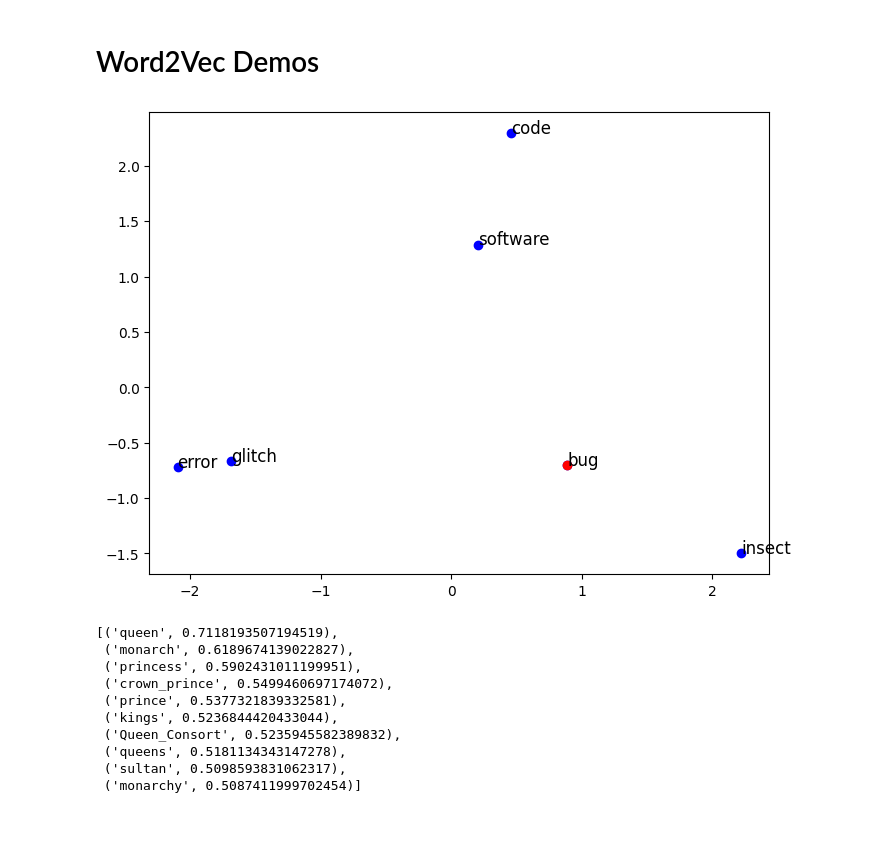
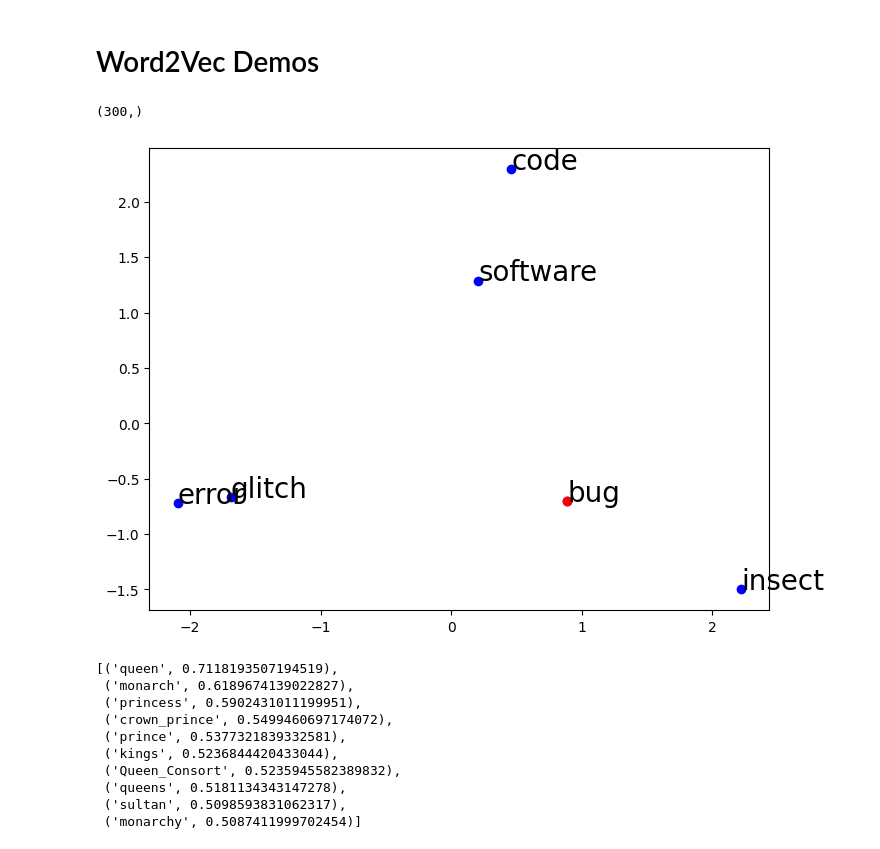
Before and after one commit to lbluett/PyCon-2024, a Jupyter notebook: code/Embeddings Presentation Demo.ipynb, the cells around one changed output. Cells and saved outputs as stored; diff of their text form; code cells hidden in the pictures.

```diff
--- a/code/Embeddings Presentation Demo.ipynb
+++ b/code/Embeddings Presentation Demo.ipynb
@@ -8,30 +8,34 @@ from sklearn.decomposition import PCA
 
 # Load the pre-trained word2vec model
 model = api.load("word2vec-google-news-300")
+# %%
+model['hi'].shape
+# %% [output]
+(300,)
 # %%
 # Words to visualize
 words = ['bug', 'insect', 'error', 'code', 'software', 'glitch']
 
 # Extract the word vectors
 vectors = np.array([model[word] for word in words])
 
 # Reduce dimensionality to 2D using PCA
 pca = PCA(n_components=2)
 reduced_vectors = pca.fit_transform(vectors)
 
 # Plotting
 plt.figure(figsize=(8, 6))
 plt.scatter(reduced_vectors[:, 0], reduced_vectors[:, 1], color='blue')
 
 for i, word in enumerate(words):
-    plt.annotate(word, (reduced_vectors[i, 0], reduced_vectors[i, 1]), fontsize=12)
+    plt.annotate(word, (reduced_vectors[i, 0], reduced_vectors[i, 1]), fontsize=20)
 
 # Change bug to red
 plt.scatter(reduced_vectors[0, 0], reduced_vectors[0, 1], color='red')
 
 plt.show()
 # %% [output]
-[figure, old version]
+[figure, new version]
 # %%
 model.most_similar(positive=['woman', 'king'], negative=['man'])
 # %% [output]
```
Also changed, not shown: parts of 6 cells of this notebook, 2 other files.
